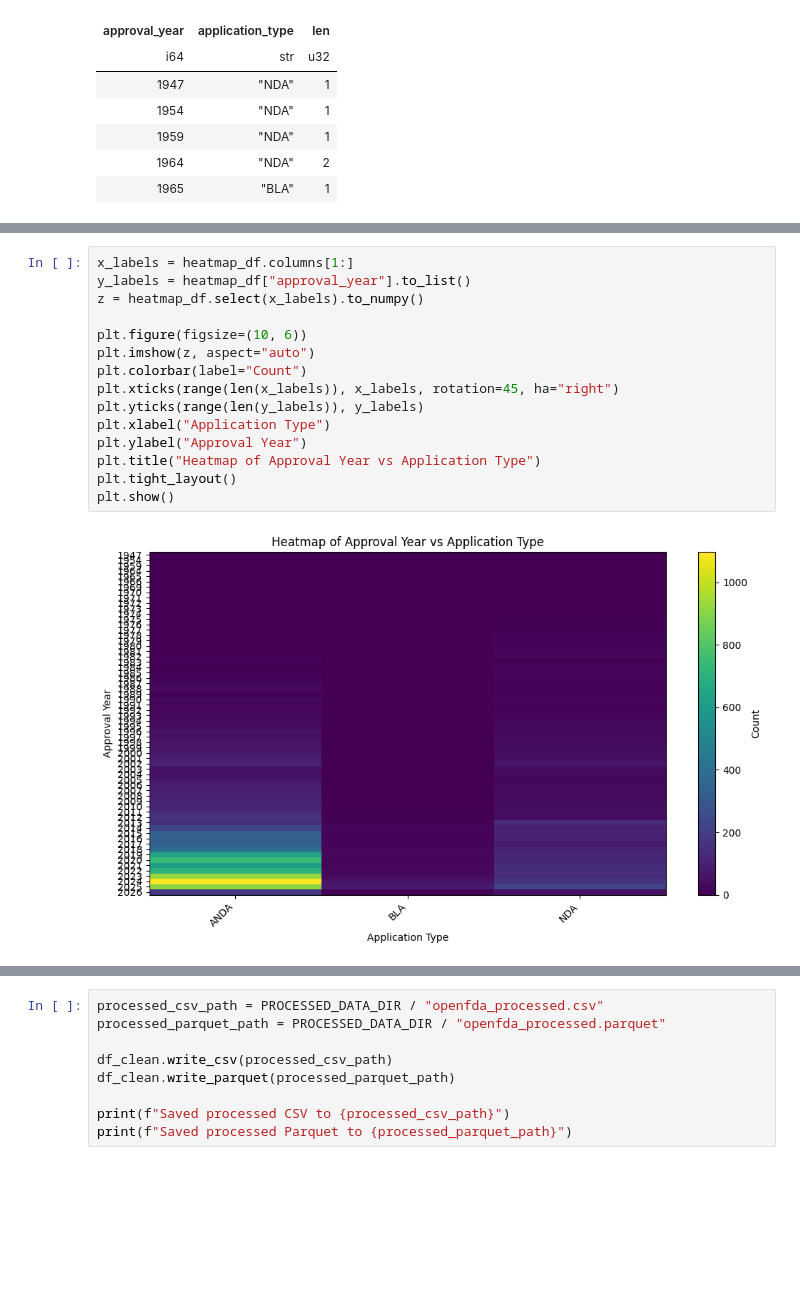
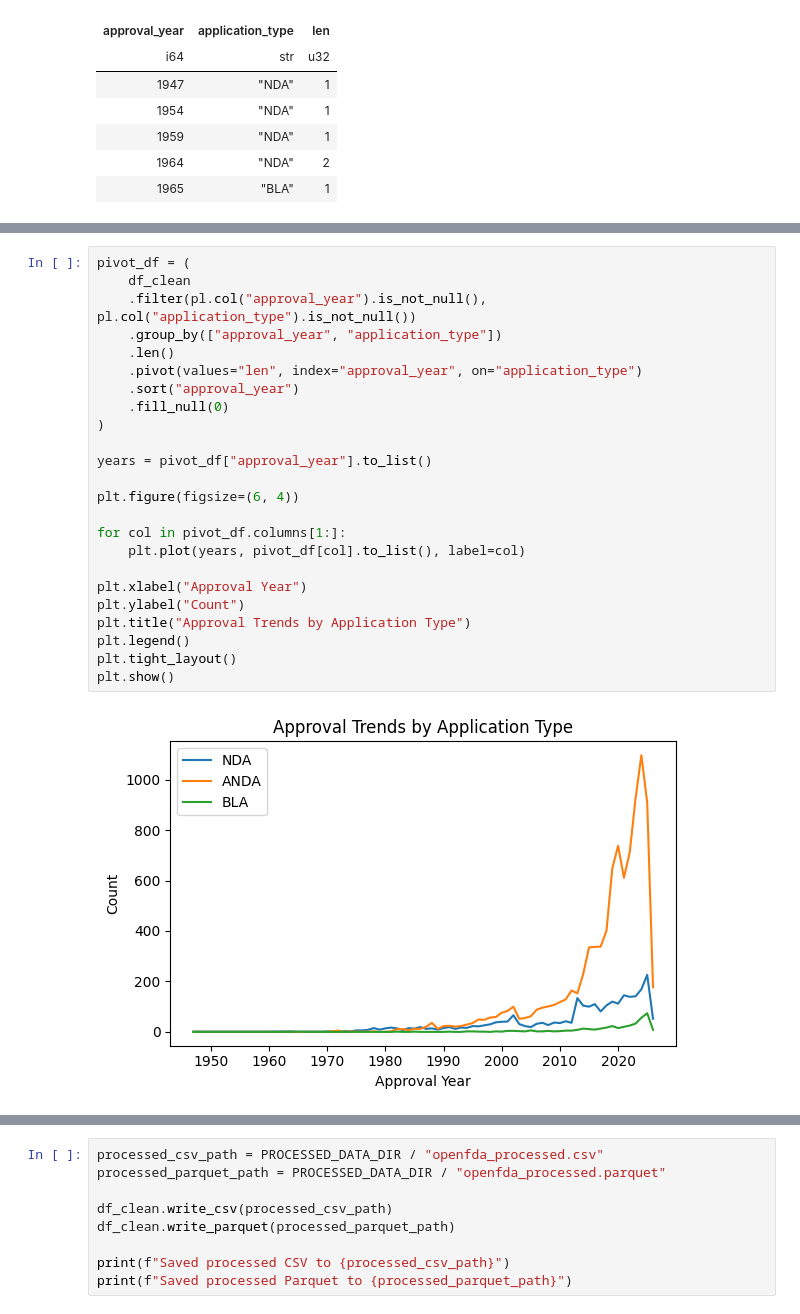
Before and after one commit to WuIlxy/245-Project, a Jupyter notebook: OpenFDA_Preprocess_EDA.ipynb, the cells around one changed output, grey strips where cells are left out. Drawn from its saved outputs; the diff is of its cells as text; blank space fills up the shorter version.

```diff
--- a/OpenFDA_Preprocess_EDA.ipynb
+++ b/OpenFDA_Preprocess_EDA.ipynb
@@ -277,17 +250,26 @@ shape: (5, 4)
 # %%
-x_labels = heatmap_df.columns[1:]
-y_labels = heatmap_df["approval_year"].to_list()
-z = heatmap_df.select(x_labels).to_numpy()
+pivot_df = (
+    df_clean
+    .filter(pl.col("approval_year").is_not_null(), pl.col("application_type").is_not_null())
+    .group_by(["approval_year", "application_type"])
+    .len()
+    .pivot(values="len", index="approval_year", on="application_type")
+    .sort("approval_year")
+    .fill_null(0)
+)
 
-plt.figure(figsize=(10, 6))
-plt.imshow(z, aspect="auto")
-plt.colorbar(label="Count")
-plt.xticks(range(len(x_labels)), x_labels, rotation=45, ha="right")
-plt.yticks(range(len(y_labels)), y_labels)
-plt.xlabel("Application Type")
-plt.ylabel("Approval Year")
-plt.title("Heatmap of Approval Year vs Application Type")
+years = pivot_df["approval_year"].to_list()
+
+plt.figure(figsize=(6, 4))
+
+for col in pivot_df.columns[1:]:
+    plt.plot(years, pivot_df[col].to_list(), label=col)
+
+plt.xlabel("Approval Year")
+plt.ylabel("Count")
+plt.title("Approval Trends by Application Type")
+plt.legend()
 plt.tight_layout()
 plt.show()
 # %% [output]
-[figure, old version]
+[figure, new version]
```
Also changed, not shown: parts of 9 cells of this notebook, 1 other file.
